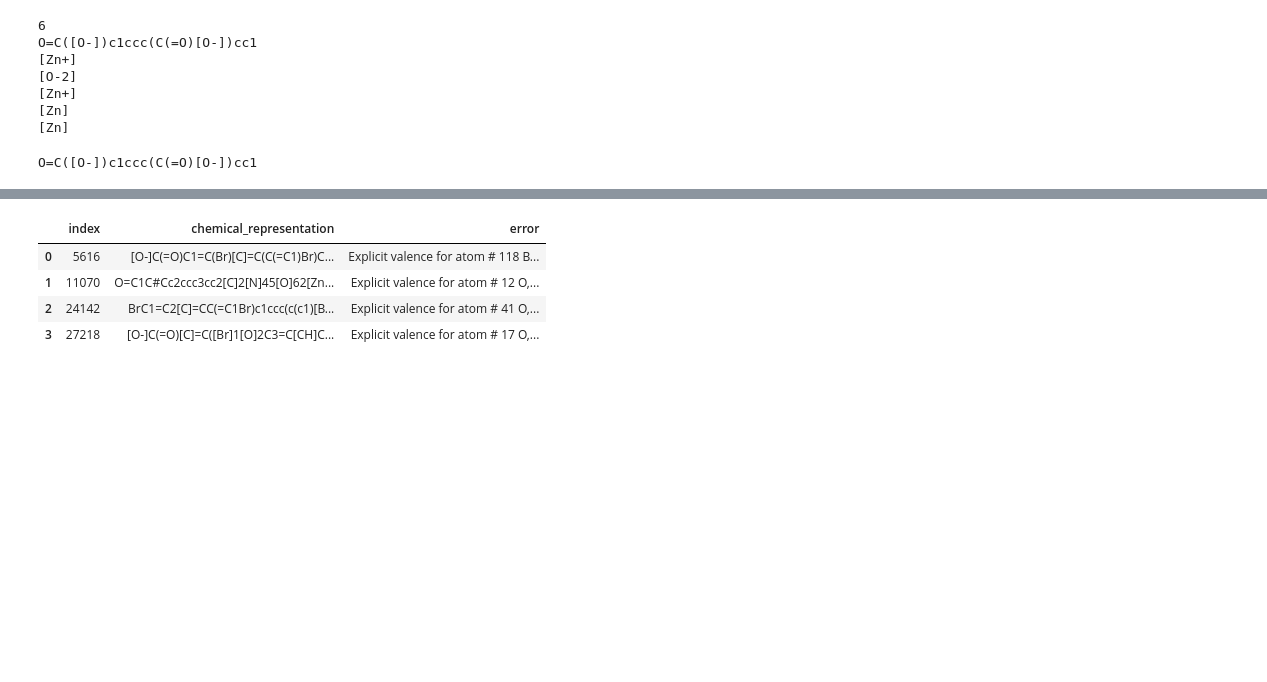
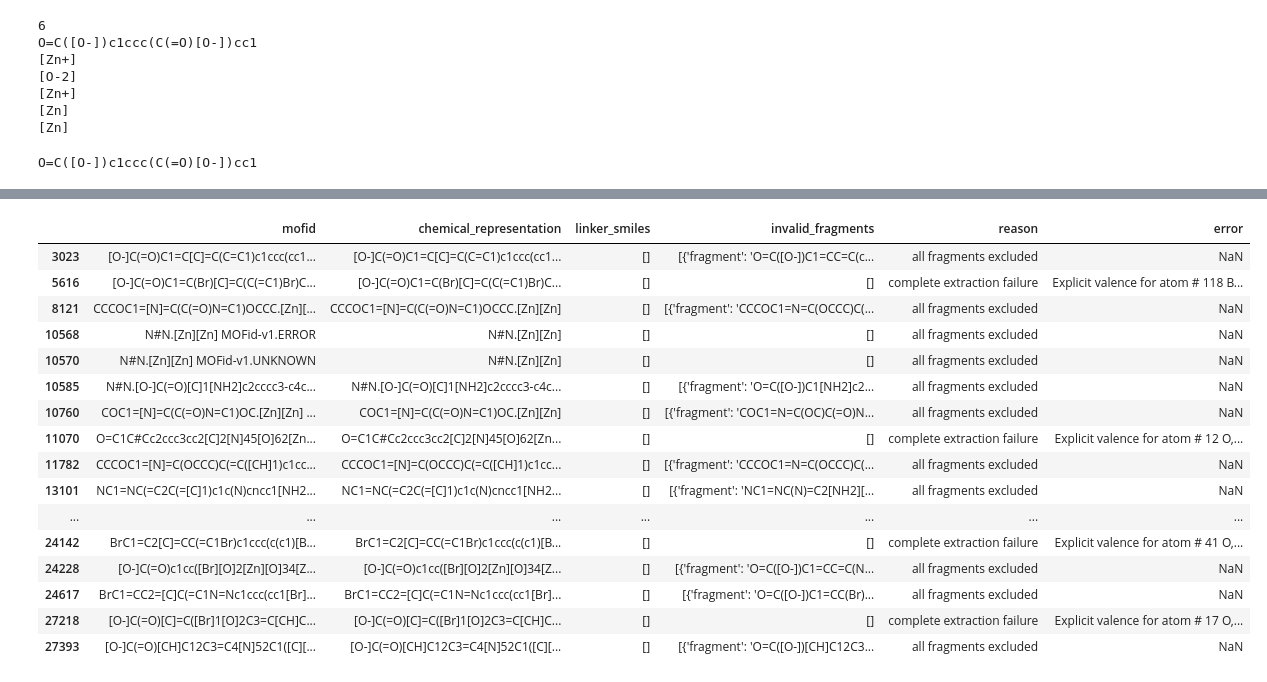
Before and after one commit to rbashiri/mof-co2-adsorption, a Jupyter notebook: notebook/phase_2/rdkit_mof_v2.ipynb, the cells around one changed output, grey strips where cells are left out. Saved outputs shown, nothing was run; the diff lists cells and outputs as text; code cells hidden in the pictures; blank space fills up the shorter version.

Commit message:
Clean linker extraction and start RDKit descriptors

```diff
--- a/notebook/phase_2/rdkit_mof_v2.ipynb
+++ b/notebook/phase_2/rdkit_mof_v2.ipynb
@@ -680,0 +709,20 @@ failed_linkers_df[
+# %%
+# Collect the indexes of the four complete extraction failures
+failed_indexes = {
+    failure["index"]
+    for failure in failed_linker_extraction
+}
+
+# Label the reason for each empty-linker row
+failed_linkers_df["reason"] = [
+    "complete extraction failure"
+    if index in failed_indexes
+    else "all fragments excluded"
+    for index in failed_linkers_df.index
+]
+
+# Count each reason
+print(
+    failed_linkers_df["reason"]
+    .value_counts()
+)
@@ -681,10 +740,36 @@ failed_linkers_df[
 # %%
-# Convert the stored failure information into a DataFrame
-failed_df = pd.DataFrame(failed_linker_extraction)
+# Create a dictionary connecting each failed row index
+# to its complete extraction error message
+error_by_index = {
+    failure["index"]: failure["error"]
+    for failure in failed_linker_extraction
+}
 
-# Check the available diagnostic columns
-print(failed_df.columns)
 
-# Display the first few failure records
-failed_df.head()
+# Create a DataFrame containing all 23 excluded MOFs
+excluded_linker_df = failed_linkers_df[
+    [
+        "mofid",
+        "chemical_representation",
+        "linker_smiles",
+        "invalid_fragments",
+        "reason"
+    ]
+].copy()
+
+
+# Add the RDKit error message for the four complete failures
+# The other 19 rows will contain NaN because they had no error
+excluded_linker_df["error"] = (
+    excluded_linker_df.index.map(error_by_index)
+)
+
+
+# Check the shape and available columns
+print("Excluded rows:", excluded_linker_df.shape)
+print(excluded_linker_df.columns)
+
+
+# Display the first records
+display(excluded_linker_df.head(23))
 # %% [output]
@@ -692,5 +780,17 @@ Index(['index', 'chemical_representation', 'error'], dtype='object')
-|  | index | chemical_representation | error |
-| 0 | 5616 | [O-]C(=O)C1=C(Br)[C]=C(C(=C1)Br)C... | Explicit valence for atom # 118 B... |
-| 1 | 11070 | O=C1C#Cc2ccc3cc2[C]2[N]45[O]62[Zn... | Explicit valence for atom # 12 O,... |
-| 2 | 24142 | BrC1=C2[C]=CC(=C1Br)c1ccc(c(c1)[B... | Explicit valence for atom # 41 O,... |
-| 3 | 27218 | [O-]C(=O)[C]=C([Br]1[O]2C3=C[CH]C... | Explicit valence for atom # 17 O,... |
+|  | mofid | chemical_representation | linker_smiles | invalid_fragments | reason | error |
+| 3023 | [O-]C(=O)C1=C[C]=C(C=C1)c1ccc(cc1... | [O-]C(=O)C1=C[C]=C(C=C1)c1ccc(cc1... | [] | [{'fragment': 'O=C([O-])C1=CC=C(c... | all fragments excluded | NaN |
+| 5616 | [O-]C(=O)C1=C(Br)[C]=C(C(=C1)Br)C... | [O-]C(=O)C1=C(Br)[C]=C(C(=C1)Br)C... | [] | [] | complete extraction failure | Explicit valence for atom # 118 B... |
+| 8121 | CCCOC1=[N]=C(C(=O)N=C1)OCCC.[Zn][... | CCCOC1=[N]=C(C(=O)N=C1)OCCC.[Zn][Zn] | [] | [{'fragment': 'CCCOC1=N=C(OCCC)C(... | all fragments excluded | NaN |
+| 10568 | N#N.[Zn][Zn] MOFid-v1.ERROR | N#N.[Zn][Zn] | [] | [] | all fragments excluded | NaN |
+| 10570 | N#N.[Zn][Zn] MOFid-v1.UNKNOWN | N#N.[Zn][Zn] | [] | [] | all fragments excluded | NaN |
+| 10585 | N#N.[O-]C(=O)[C]1[NH2]c2cccc3-c4c... | N#N.[O-]C(=O)[C]1[NH2]c2cccc3-c4c... | [] | [{'fragment': 'O=C([O-])C1[NH2]c2... | all fragments excluded | NaN |
+| 10760 | COC1=[N]=C(C(=O)N=C1)OC.[Zn][Zn] ... | COC1=[N]=C(C(=O)N=C1)OC.[Zn][Zn] | [] | [{'fragment': 'COC1=N=C(OC)C(=O)N... | all fragments excluded | NaN |
+| 11070 | O=C1C#Cc2ccc3cc2[C]2[N]45[O]62[Zn... | O=C1C#Cc2ccc3cc2[C]2[N]45[O]62[Zn... | [] | [] | complete extraction failure | Explicit valence for atom # 12 O,... |
+| 11782 | CCCOC1=[N]=C(OCCC)C(=C([CH]1)c1cc... | CCCOC1=[N]=C(OCCC)C(=C([CH]1)c1cc... | [] | [{'fragment': 'CCCOC1=N=C(OCCC)C(... | all fragments excluded | NaN |
+| 13101 | NC1=NC(=C2C(=[C]1)c1c(N)cncc1[NH2... | NC1=NC(=C2C(=[C]1)c1c(N)cncc1[NH2... | [] | [{'fragment': 'NC1=NC(N)=C2[NH2][... | all fragments excluded | NaN |
+| ... | ... | ... | ... | ... | ... | ... |
+| 24142 | BrC1=C2[C]=CC(=C1Br)c1ccc(c(c1)[B... | BrC1=C2[C]=CC(=C1Br)c1ccc(c(c1)[B... | [] | [] | complete extraction failure | Explicit valence for atom # 41 O,... |
+| 24228 | [O-]C(=O)c1cc([Br][O]2[Zn][O]34[Z... | [O-]C(=O)c1cc([Br][O]2[Zn][O]34[Z... | [] | [{'fragment': 'O=C([O-])C1=CC=C(N... | all fragments excluded | NaN |
+| 24617 | BrC1=CC2=[C]C(=C1N=Nc1ccc(cc1[Br]... | BrC1=CC2=[C]C(=C1N=Nc1ccc(cc1[Br]... | [] | [{'fragment': 'O=C([O-])C1=CC(Br)... | all fragments excluded | NaN |
+| 27218 | [O-]C(=O)[C]=C([Br]1[O]2C3=C[CH]C... | [O-]C(=O)[C]=C([Br]1[O]2C3=C[CH]C... | [] | [] | complete extraction failure | Explicit valence for atom # 17 O,... |
+| 27393 | [O-]C(=O)[CH]C12C3=C4[N]52C1([C][... | [O-]C(=O)[CH]C12C3=C4[N]52C1([C][... | [] | [{'fragment': 'O=C([O-])[CH]C12C3... | all fragments excluded | NaN |
```
Also changed, not shown: parts of 26 cells of this notebook.
